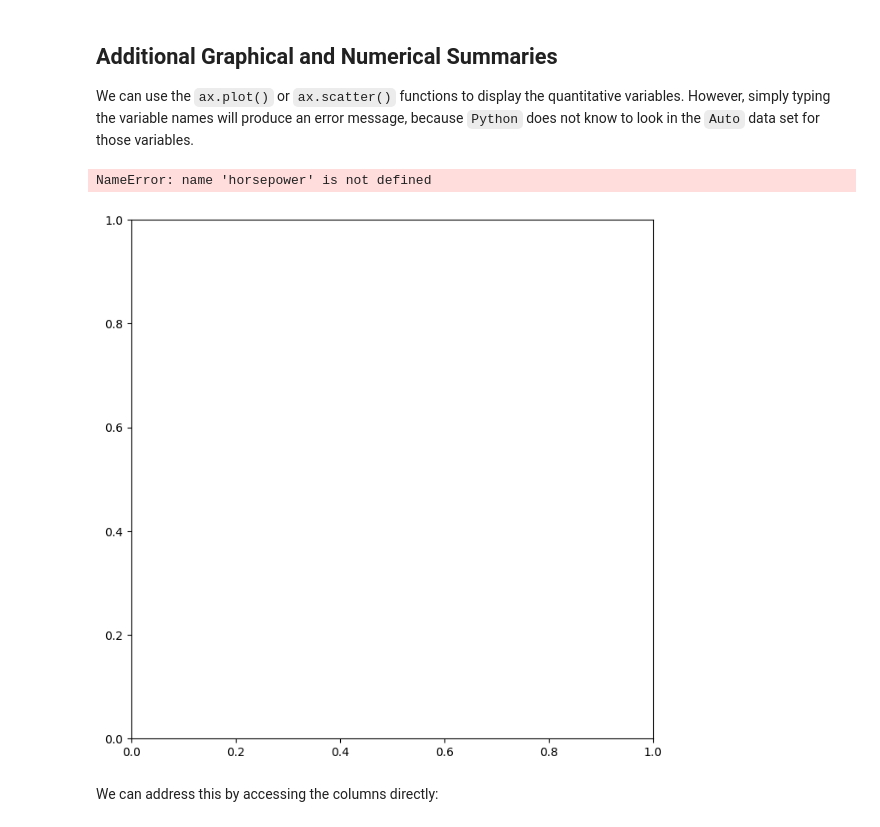
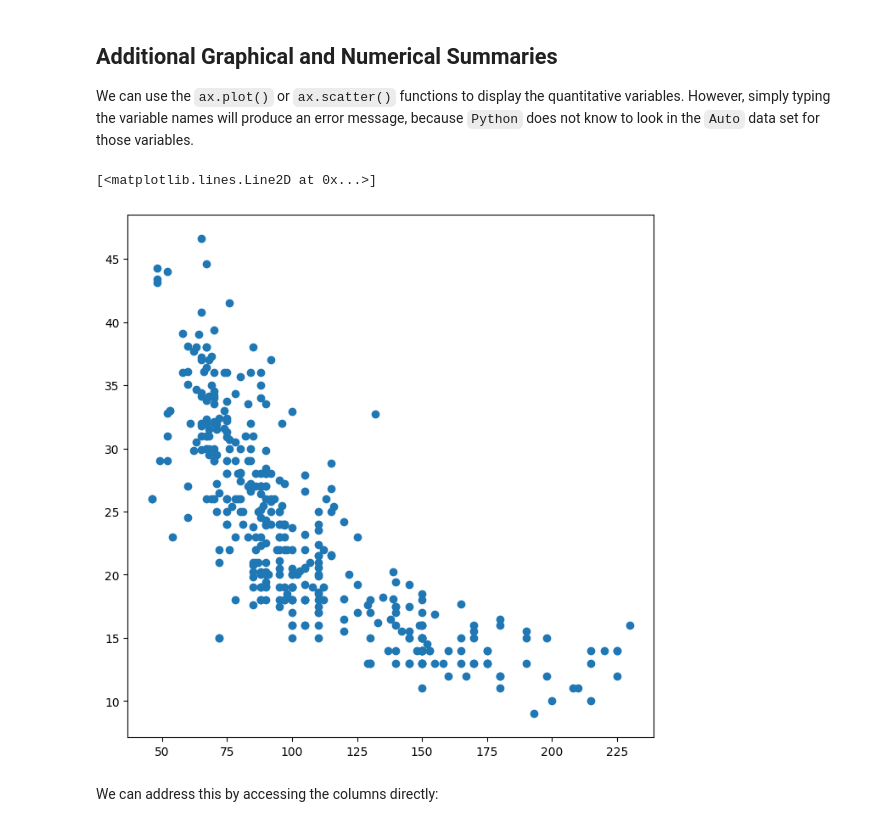
Before and after one commit to JesusArevalo16/ISLP_labs, a Jupyter notebook: Ch02-statlearn-lab.ipynb, the cells around one changed output. Saved outputs shown, nothing was run; the diff lists cells and outputs as text; code cells hidden in the pictures.

```diff
--- a/Ch02-statlearn-lab.ipynb
+++ b/Ch02-statlearn-lab.ipynb
@@ -1345,10 +1379,10 @@ We can use the `ax.plot()` or  `ax.scatter()`  functions to display the quantita
 because `Python` does not know to look in the  `Auto`  data set for those variables.
 # %%
 fig, ax = subplots(figsize=(8, 8))
-ax.plot(horsepower, mpg, 'o')
+ax.plot(Auto['horsepower'], Auto['mpg'], 'o')
 # %% [output]
-NameError: name 'horsepower' is not defined
+[<matplotlib.lines.Line2D at 0x...>]
-[figure, old version]
+[figure, new version]
 # %% [markdown]
 We can address this by accessing the columns directly:
 # %%
```
Also changed, not shown: parts of 25 cells of this notebook.
